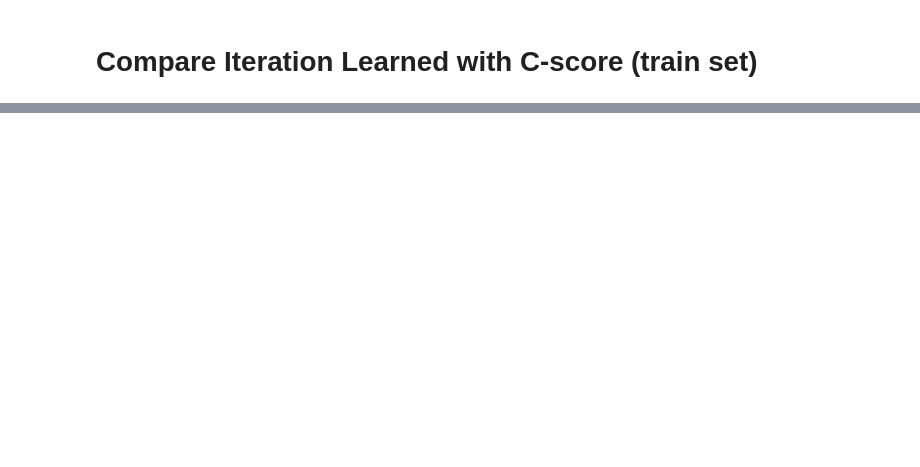
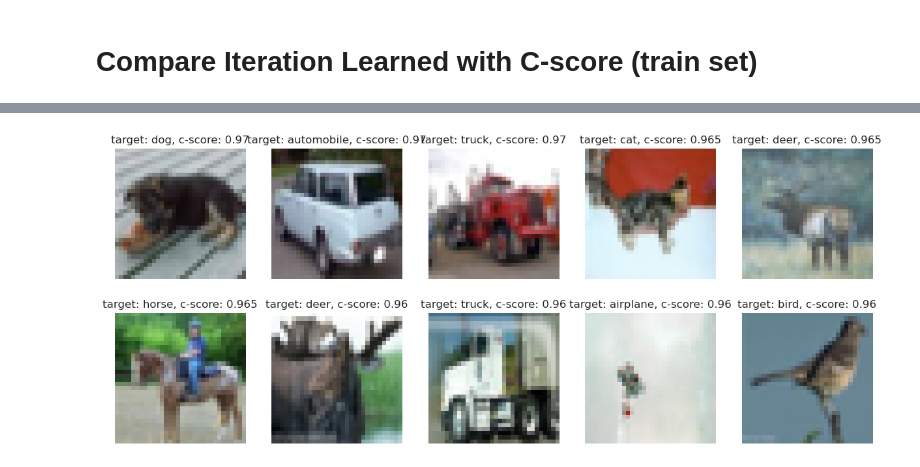
Before and after one commit to RPI-DSPlab/iteration-learned, a Jupyter notebook: visualization.ipynb, the cells around one changed output, grey strips where cells are left out. Drawn from its saved outputs; the diff is of its cells as text; code cells hidden in the pictures; blank space fills up the shorter version.

```diff
--- a/visualization.ipynb
+++ b/visualization.ipynb
@@ -39,6 +39,8 @@ from torchvision.datasets import CIFAR10
 from torch.utils.data import DataLoader
 from torchvision.transforms import PILToTensor
 import matplotlib.pyplot as plt
+
+cifartargets = ['airplane', 'automobile', 'bird', 'cat', 'deer', 'dog', 'frog', 'horse', 'ship','truck']
 
 class CIFAR10PD(CIFAR10):
     def __init__(self, root, train=True, transform=None, target_transform=None, download=False):
@@ -307,0 +272,17 @@ plt.show()
+# %%
+# plot image with highest c-score
+import matplotlib.pyplot as plt
+import numpy as np
+
+# find the 10 hardest examples(), imgCS_dict[image] -> (target, c-score, index)
+hardest_examples = sorted(imgCS_dict.items(), key=lambda x: x[1][1], reverse=True)[:10]
+
+# plot the hardest examples
+fig, axes = plt.subplots(2, 5, figsize=(15, 6))
+for i, (img, (target, cs, index)) in enumerate(hardest_examples):
+    axes[i//5, i%5].imshow(img.permute(1, 2, 0))
+    axes[i//5, i%5].set_title("target: {}, c-score: {}".format(cifartargets[target], cs))
+    axes[i//5, i%5].axis('off')
+plt.show()
+# %% [output]
+[figure, added]
```
Also changed, not shown: parts of 13 cells of this notebook, 1 other file.
